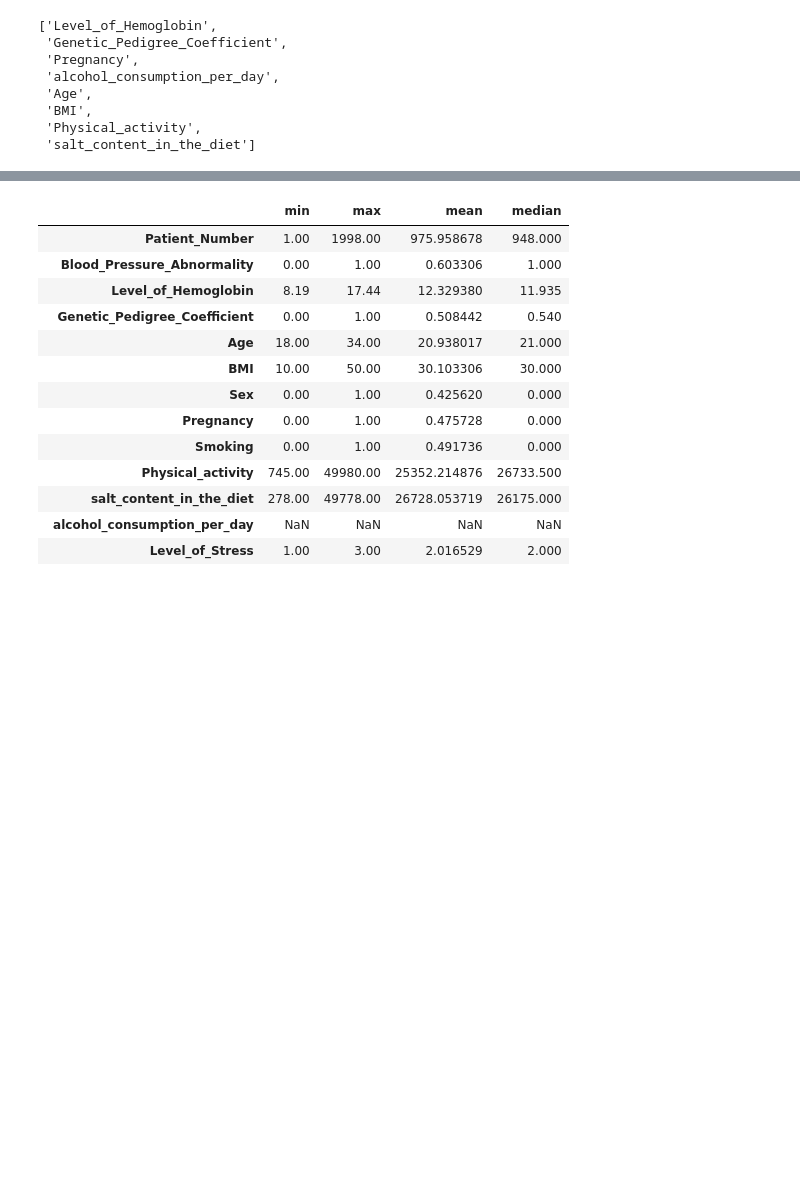
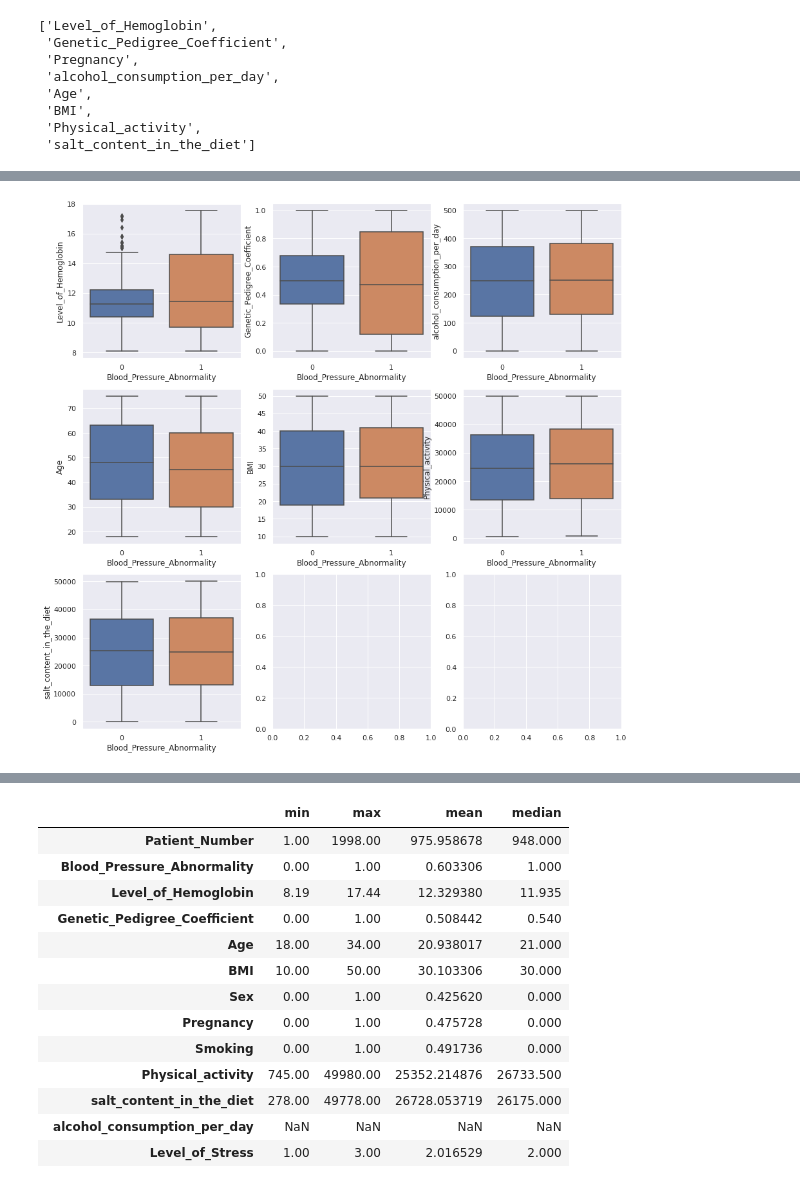
Before and after one commit to varunkr24/Machine-Learning, a Jupyter notebook: Classify_Abnormal_BP.ipynb, the cells around one changed output, grey strips where cells are left out. Saved outputs shown, nothing was run; the diff lists cells and outputs as text; code cells hidden in the pictures; blank space fills up the shorter version.

```diff
--- a/Classify_Abnormal_BP.ipynb
+++ b/Classify_Abnormal_BP.ipynb
@@ -201,11 +217,13 @@ rows_float_cols
 # %%
 #let's get boxplots of these variables
-f, axes = plt.subplots(rows_float_cols, 3,figsize=(25,40))
+f, axes = plt.subplots(rows_float_cols, 3,figsize=(15,15))
 i = 1
-for col in list(df.columns):
+for col in float_cols:
     plt.subplot(rows_float_cols,3,i)
-    sns.boxplot(x='Fund',y= col, data=df)
+    sns.boxplot(x='Blood_Pressure_Abnormality',y= col, data=df)
     i = i+1
+# %% [output]
+[figure, added]
 # %%
 df.corr().round(decimals=2)
 # %% [output]
```
Also changed, not shown: parts of 32 cells of this notebook.
